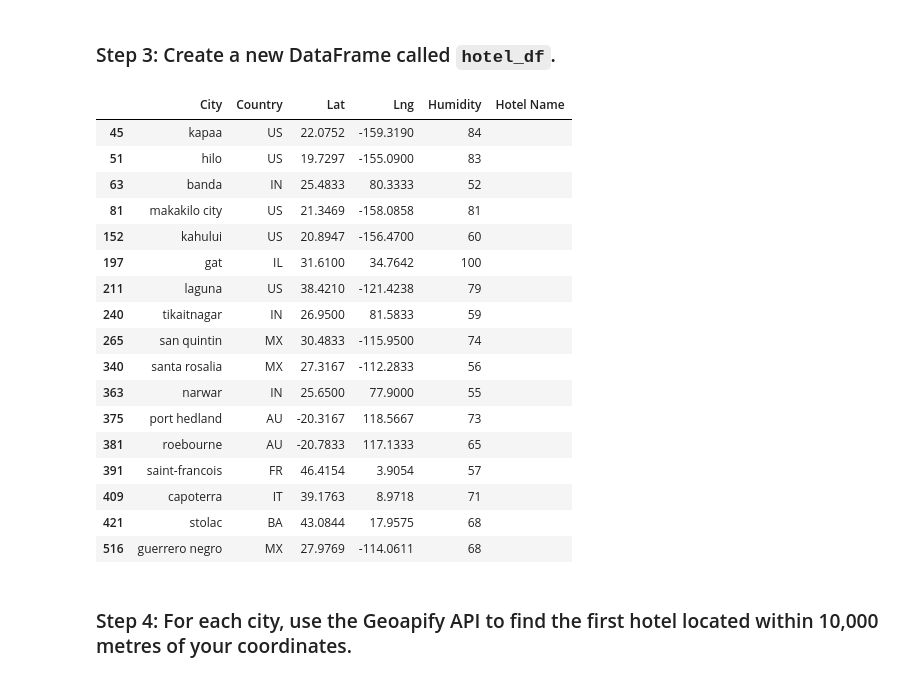
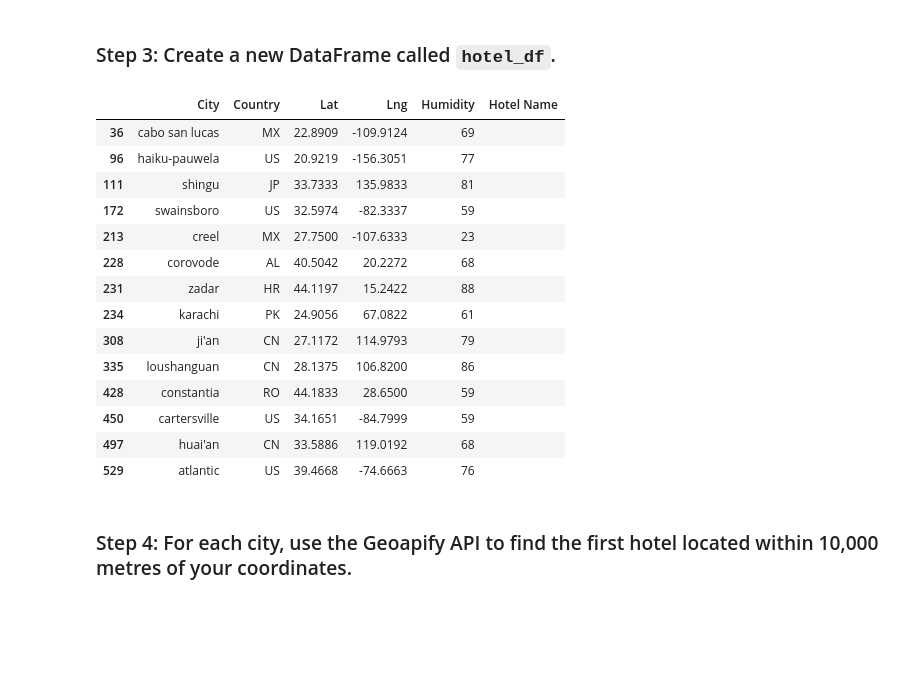
Before and after one commit to thundich/python-api-challenge, a Jupyter notebook: VacationPy.ipynb, the cells around one changed output. Cells and saved outputs as stored; diff of their text form; code cells hidden in the pictures; blank space fills up the shorter version.

```diff
--- a/VacationPy.ipynb
+++ b/VacationPy.ipynb
@@ -59,12 +52,13 @@ map_plot_1
 ### Step 2: Narrow down the `city_data_df` DataFrame to find your ideal weather condition
 # %%
 # Narrow down cities that fit criteria and drop any results with null values
-# YOUR CODE HERE
-
-# Drop any rows with null values
-# YOUR CODE HERE
+no_clouds= city_data_df[city_data_df["Cloudiness"] ==0]
+no_cold= no_clouds[(no_clouds["Max Temp"] > 10)]
+no_hot= no_cold[(no_cold["Max Temp"] < 27)]
+slow_wind= no_hot[(no_hot["Wind Speed"] < 4)]
+ideal_weather = slow_wind
 
 # Display sample data
-# YOUR CODE HERE
+ideal_weather
 # %% [output]
 |  | City_ID | City | Lat | Lng | Max Temp | Humidity | Cloudiness | Wind Speed | Country | Date |
@@ -89,32 +80,30 @@ map_plot_1
 ### Step 3: Create a new DataFrame called `hotel_df`.
 # %%
 # Use the Pandas copy function to create DataFrame called hotel_df to store the city, country, coordinates, and humidity
-# YOUR CODE HERE
+# hotel_df= pd.DataFrame.copy(ideal_weather)
+hotel_df = ideal_weather.copy()[["City", "Country", "Lat", "Lng","Humidity"]]
 
 # Add an empty column, "Hotel Name," to the DataFrame so you can store the hotel found using the Geoapify API
-# YOUR CODE HERE
+hotel_df["Hotel Name"]= ""
 
 # Display sample data
-# YOUR CODE HERE
+hotel_df
 # %% [output]
 |  | City | Country | Lat | Lng | Humidity | Hotel Name |
-| 45 | kapaa | US | 22.0752 | -159.3190 | 84 |  |
-| 51 | hilo | US | 19.7297 | -155.0900 | 83 |  |
-| 63 | banda | IN | 25.4833 | 80.3333 | 52 |  |
-| 81 | makakilo city | US | 21.3469 | -158.0858 | 81 |  |
-| 152 | kahului | US | 20.8947 | -156.4700 | 60 |  |
-| 197 | gat | IL | 31.6100 | 34.7642 | 100 |  |
-| 211 | laguna | US | 38.4210 | -121.4238 | 79 |  |
-| 240 | tikaitnagar | IN | 26.9500 | 81.5833 | 59 |  |
-| 265 | san quintin | MX | 30.4833 | -115.9500 | 74 |  |
-| 340 | santa rosalia | MX | 27.3167 | -112.2833 | 56 |  |
-| 363 | narwar | IN | 25.6500 | 77.9000 | 55 |  |
-| 375 | port hedland | AU | -20.3167 | 118.5667 | 73 |  |
-| 381 | roebourne | AU | -20.7833 | 117.1333 | 65 |  |
-| 391 | saint-francois | FR | 46.4154 | 3.9054 | 57 |  |
-| 409 | capoterra | IT | 39.1763 | 8.9718 | 71 |  |
-| 421 | stolac | BA | 43.0844 | 17.9575 | 68 |  |
-| 516 | guerrero negro | MX | 27.9769 | -114.0611 | 68 |  |
+| 36 | cabo san lucas | MX | 22.8909 | -109.9124 | 69 |  |
+| 96 | haiku-pauwela | US | 20.9219 | -156.3051 | 77 |  |
+| 111 | shingu | JP | 33.7333 | 135.9833 | 81 |  |
+| 172 | swainsboro | US | 32.5974 | -82.3337 | 59 |  |
+| 213 | creel | MX | 27.7500 | -107.6333 | 23 |  |
+| 228 | corovode | AL | 40.5042 | 20.2272 | 68 |  |
+| 231 | zadar | HR | 44.1197 | 15.2422 | 88 |  |
+| 234 | karachi | PK | 24.9056 | 67.0822 | 61 |  |
+| 308 | ji'an | CN | 27.1172 | 114.9793 | 79 |  |
+| 335 | loushanguan | CN | 28.1375 | 106.8200 | 86 |  |
+| 428 | constantia | RO | 44.1833 | 28.6500 | 59 |  |
+| 450 | cartersville | US | 34.1651 | -84.7999 | 59 |  |
+| 497 | huai'an | CN | 33.5886 | 119.0192 | 68 |  |
+| 529 | atlantic | US | 39.4668 | -74.6663 | 76 |  |
 # %% [markdown]
 ### Step 4: For each city, use the Geoapify API to find the first hotel located within 10,000 metres of your coordinates.
 # %%
```
Also changed, not shown: parts of 8 cells of this notebook, 2 other files.
